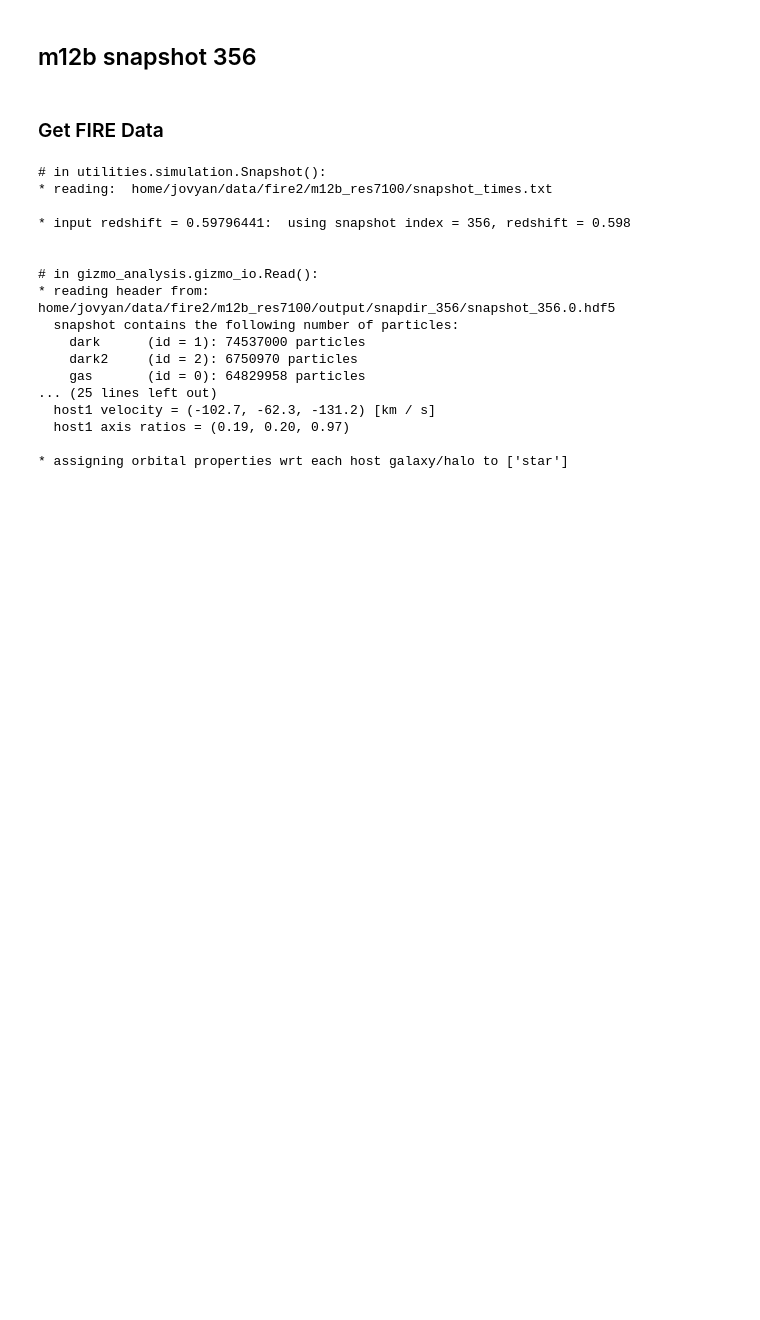
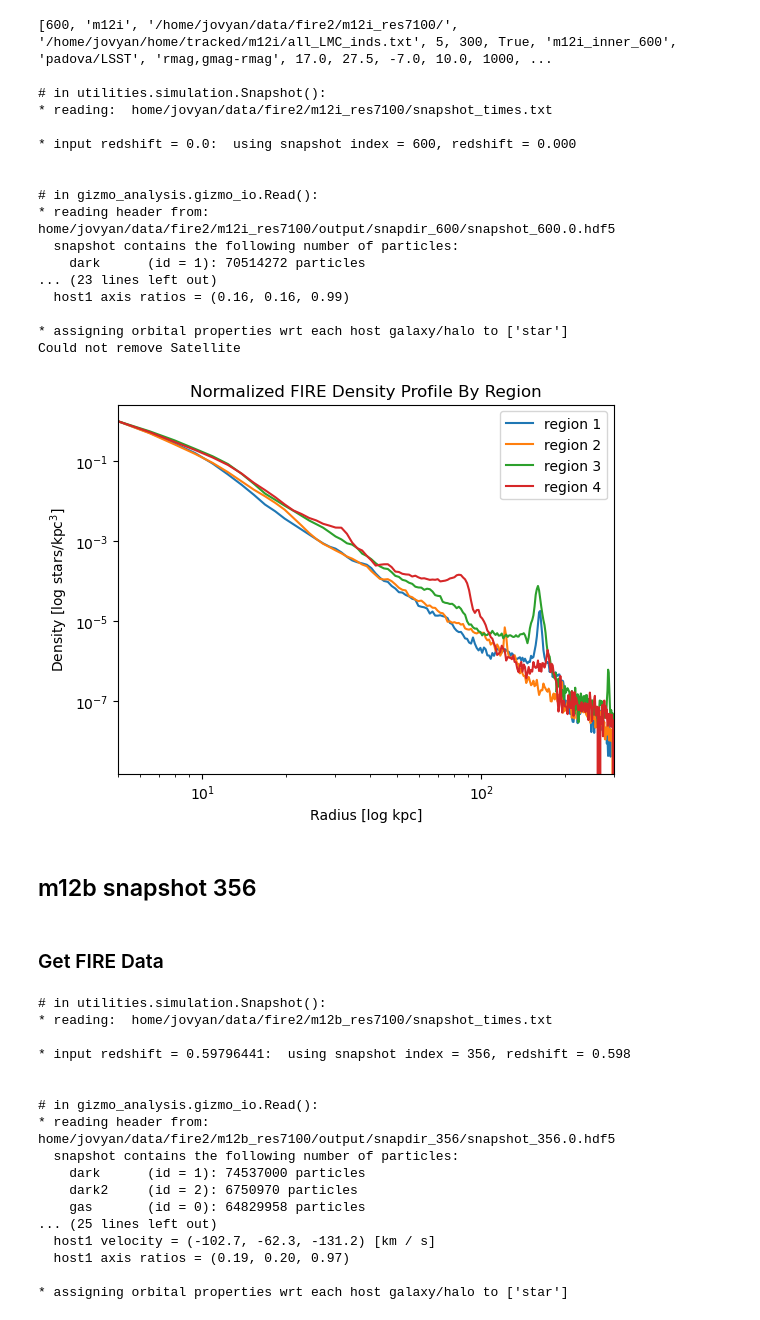
Before and after one commit to aeden2019/rubin_mw_mocks, a Jupyter notebook: src/analysis/population_plots.ipynb, the cells around one changed output. Saved outputs shown, nothing was run; the diff lists cells and outputs as text; code cells hidden in the pictures; blank space fills up the shorter version.

```diff
--- a/src/analysis/population_plots.ipynb
+++ b/src/analysis/population_plots.ipynb
@@ -134,3 +127,24 @@ fireDriver('m12b', '356')
+# %%
+fireDriver('m12i', '600')
+# %% [output]
+[600, 'm12i', '/home/jovyan/data/fire2/m12i_res7100/', '/home/jovyan/home/tracked/m12i/all_LMC_inds.txt', 5, 300, True, 'm12i_inner_600', 'padova/LSST', 'rmag,gmag-rmag', 17.0, 27.5, -7.0, 10.0, 1000, ...
+
+# in utilities.simulation.Snapshot():
+* reading:  home/jovyan/data/fire2/m12i_res7100/snapshot_times.txt
+
+* input redshift = 0.0:  using snapshot index = 600, redshift = 0.000
+
+
+# in gizmo_analysis.gizmo_io.Read():
+* reading header from:  home/jovyan/data/fire2/m12i_res7100/output/snapdir_600/snapshot_600.0.hdf5
+  snapshot contains the following number of particles:
+    dark      (id = 1): 70514272 particles
+... (23 lines left out)
+  host1 axis ratios = (0.16, 0.16, 0.99)
+
+* assigning orbital properties wrt each host galaxy/halo to ['star']
+Could not remove Satellite
+[figure, added]
 # %% [markdown]
 ## m12b snapshot 356
 # %%
```
Also changed, not shown: parts of 17 cells of this notebook, 1 other file.
